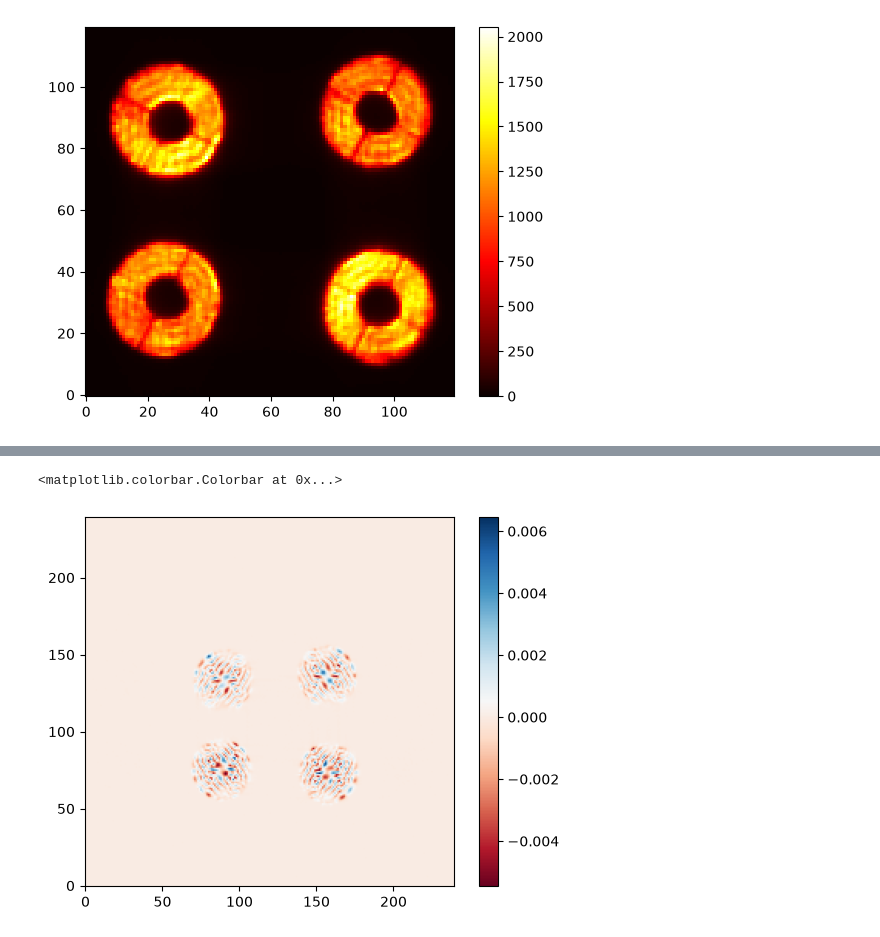
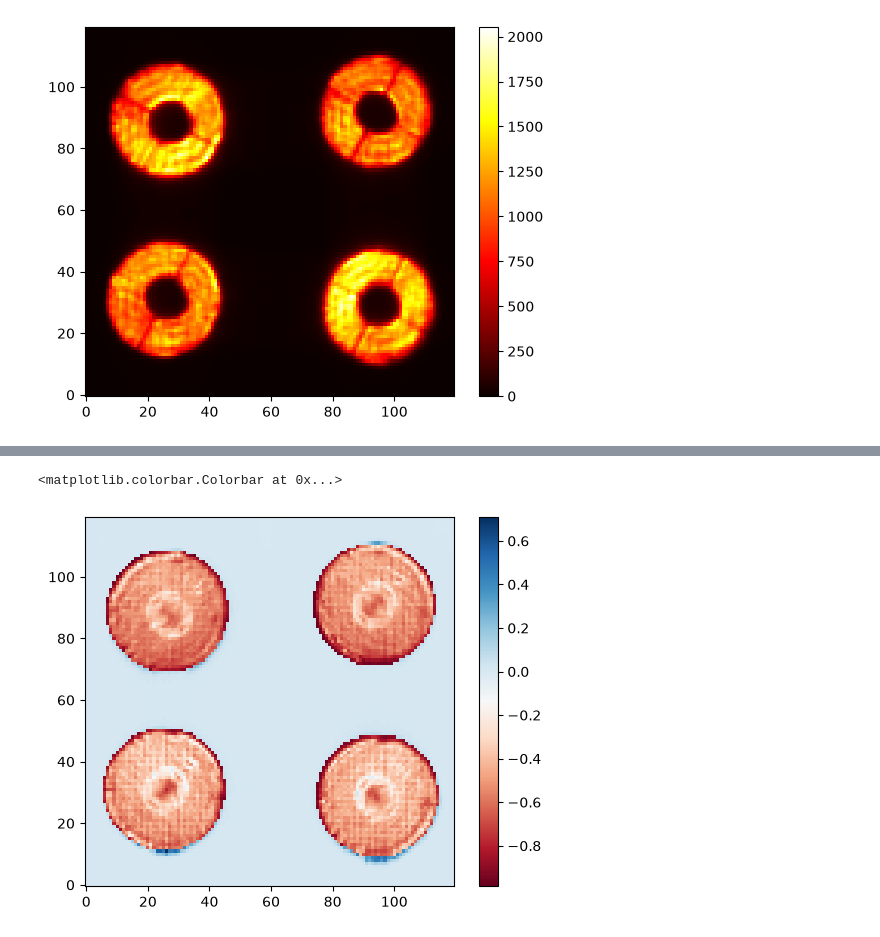
Before and after one commit to Menessao/SPECULA, a Jupyter notebook: config/EKARUS/ekarusSynIM.ipynb, the cells around one changed output, grey strips where cells are left out. Saved outputs shown, nothing was run; the diff lists cells and outputs as text; code cells hidden in the pictures.

Commit message:
Clean up and start work on EKARUS synim

```diff
--- a/config/EKARUS/ekarusSynIM.ipynb
+++ b/config/EKARUS/ekarusSynIM.ipynb
@@ -90,0 +91,5 @@ plt.colorbar()
+# %%
+from specula.mmlib.utils import get_pupil_mask
+
+pyr_mask = get_pupil_mask(npix=120,filepath='/raid1/mmenessini/calibration/EKARUS/pupils/pyr_pupdata_onbench.fits')[60:180,60:180]
+sky_pyr_mask = get_pupil_mask(npix=120,filepath='/raid1/mmenessini/calibration/EKARUS/pupils/pyr_pupdata_onsky.fits')[60:180,60:180]
@@ -91,12 +103,28 @@ plt.colorbar()
 # %%
 im = fits.getdata('/raid1/mmenessini/calibration/EKARUS/data/IntMat_20260802_233704.fits')
 # im = fits.getdata('/raid1/mmenessini/calibration/EKARUS/data/IntMat_20260729_122235.fits')
 
+imframe = im[:,290].reshape([240,240])
+imframe = np.std(im,axis=1).reshape([240,240])
+
+ref_centers = get_frame_pupil_centers(imframe)
+savg_center = np.mean(ref_centers,axis=0)
+
+xsmin = int(np.round(savg_center[0]))-60
+xsmax = int(np.round(savg_center[0]))+60
+ysmin = int(np.round(savg_center[1]))-60
+ysmax = int(np.round(savg_center[1]))+60
+
+frimg = imframe[ysmin:ysmax,xsmin:xsmax]
+
+# np.save('/raid1/mmenessini/calibration/EKARUS/data/OnBench_frame.npy',imframe)
+
 plt.figure()
-plt.imshow(im[:,290].reshape([240,240]),origin='lower',cmap='RdBu')
+plt.imshow(frimg/np.max(frimg)-pyr_mask,origin='lower',cmap='RdBu')
+# plt.imshow(frame/np.max(frame)-pyr_mask,origin='lower',cmap='RdBu')
 plt.colorbar()
 # %% [output]
 <matplotlib.colorbar.Colorbar at 0x...>
-[figure, old version]
+[figure, new version]
 # %%
 m2c = np.load('/raid1/mmenessini/calibration/EKARUS/m2c/M2C_KL_OOPAO_central_obstruction.npy')
```
Also changed, not shown: parts of 4 cells of this notebook, 3 other files.
